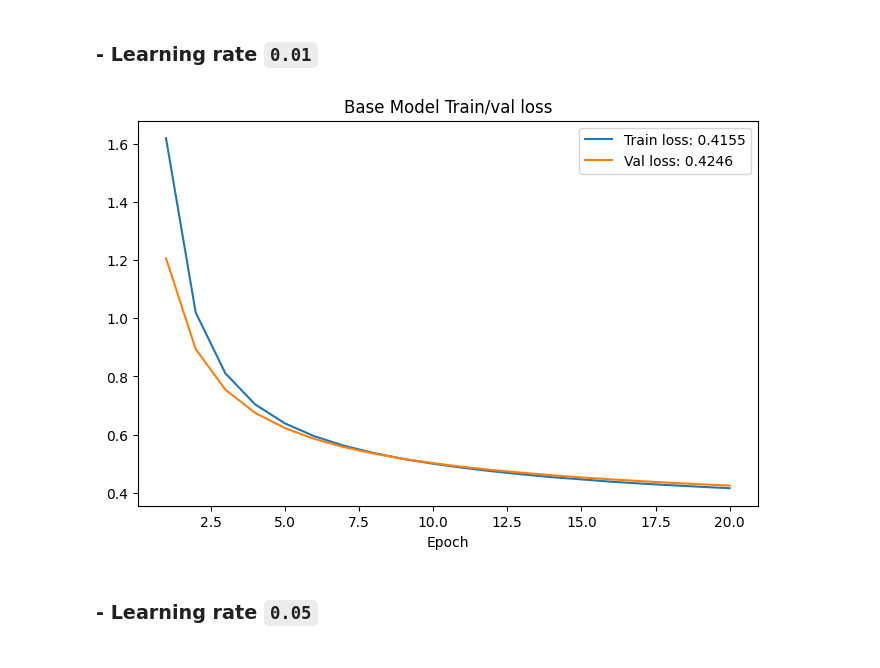
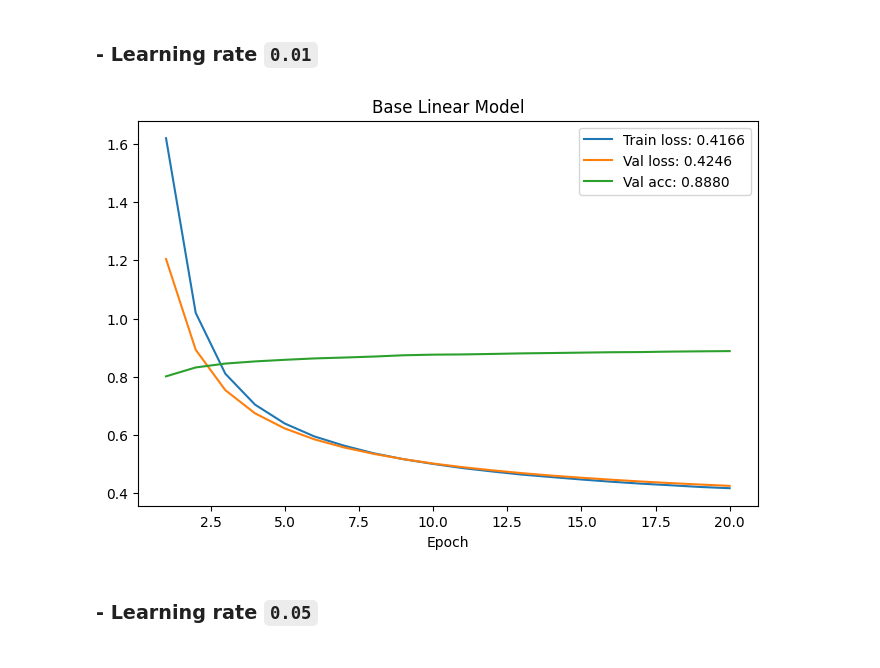
Before and after one commit to M4rselo/hypothesis_mnist_project, a Jupyter notebook: mnist_hypothesis_project.ipynb, the cells around one changed output. Drawn from its saved outputs; the diff is of its cells as text; code cells hidden in the pictures.

Commit message:
update number: 234242
added accuuracy and almost ready fr both models on same plot analysis

```diff
--- a/mnist_hypothesis_project.ipynb
+++ b/mnist_hypothesis_project.ipynb
@@ -119,12 +119,13 @@ class Plotter():
     def __init__(self, title):
         self.title = title
 
-    def plot(self, train_losses, val_losses):
+    def plot(self, train_losses, val_losses, accuracy):
         clear_output(wait=True)
         epochs = range(1, len(train_losses) + 1)
         plt.figure(figsize=(8,5))
         plt.plot(epochs, train_losses, label=f"Train loss: {train_losses[-1]:.4f}")
         plt.plot(epochs, val_losses, label=f"Val loss: {val_losses[-1]:.4f}")
+        plt.plot(epochs, accuracy, label=f"Val acc: {accuracy[-1]:.4f}")
         plt.xlabel("Epoch")
         plt.title(self.title)
         plt.legend()
@@ -152,18 +153,20 @@ class Trainer():
         self.plotter = plotter
         self.train_losses_epoch = []
         self.val_losses_epoch = []
+        self.val_accuracy_epoch = []
 
         for _ in range(self.num_epochs):
             self.fit_epoch()
-            self.plotter.plot(self.train_losses_epoch, self.val_losses_epoch)
+            self.plotter.plot(self.train_losses_epoch, self.val_losses_epoch, self.val_accuracy_epoch)
 
     def fit_epoch(self):
         train_losses_batch = []
         val_losses_batch = []
+        val_accuracy = []
 
         self.model.train()
         for batch in self.train_dataloader:
-            loss = self.model.batch_step(batch)
+            loss, _ = self.model.batch_step(batch)
             self.optim.zero_grad()
             loss.backward()
             self.optim.step()
@@ -172,11 +175,13 @@ class Trainer():
         self.model.eval()
         for batch in self.val_dataloader:
             with torch.no_grad():
-                l = self.model.batch_step(batch)
+                l, acc = self.model.batch_step(batch)
                 val_losses_batch.append(l.item())
+                val_accuracy.append(acc.item())
 
         self.train_losses_epoch.append(mean(train_losses_batch))
         self.val_losses_epoch.append(mean(val_losses_batch))
+        self.val_accuracy_epoch.append(mean(val_accuracy))
 # %% [markdown]
 # ***Base Linear Model***
 ### In this section we create baseline simple linear model that will be used for comparing later models.
@@ -202,19 +207,21 @@ class BaseModel(nn.Module):
         return torch.optim.SGD(self.parameters(), lr=self.lr)
 
     def batch_step(self, batch):
-        l = self.ce_loss(self.forward(batch[0]), batch[1])
-        return l
+        Y_hat = self.forward(batch[0])
+        l = self.ce_loss(Y_hat, batch[1])
+        acc = (Y_hat.argmax(dim=1) == batch[1]).float().mean()
+        return l, acc
 # %% [markdown]
 ## Training
 # %% [markdown]
 ### - Learning rate `0.01`
 # %%
 base_model = BaseModel(0.01, 10)
-plotter = Plotter("Base Model Train/val loss")
+plotter = Plotter("Base Linear Model")
 base_trainer = Trainer(20)
 base_trainer.fit(base_model, train_tensor, val_tensor, plotter)
 # %% [output]
-[figure, old version]
+[figure, new version]
 # %% [markdown]
 ### - Learning rate `0.05`
 #####
```
Also changed, not shown: parts of 6 cells of this notebook.
